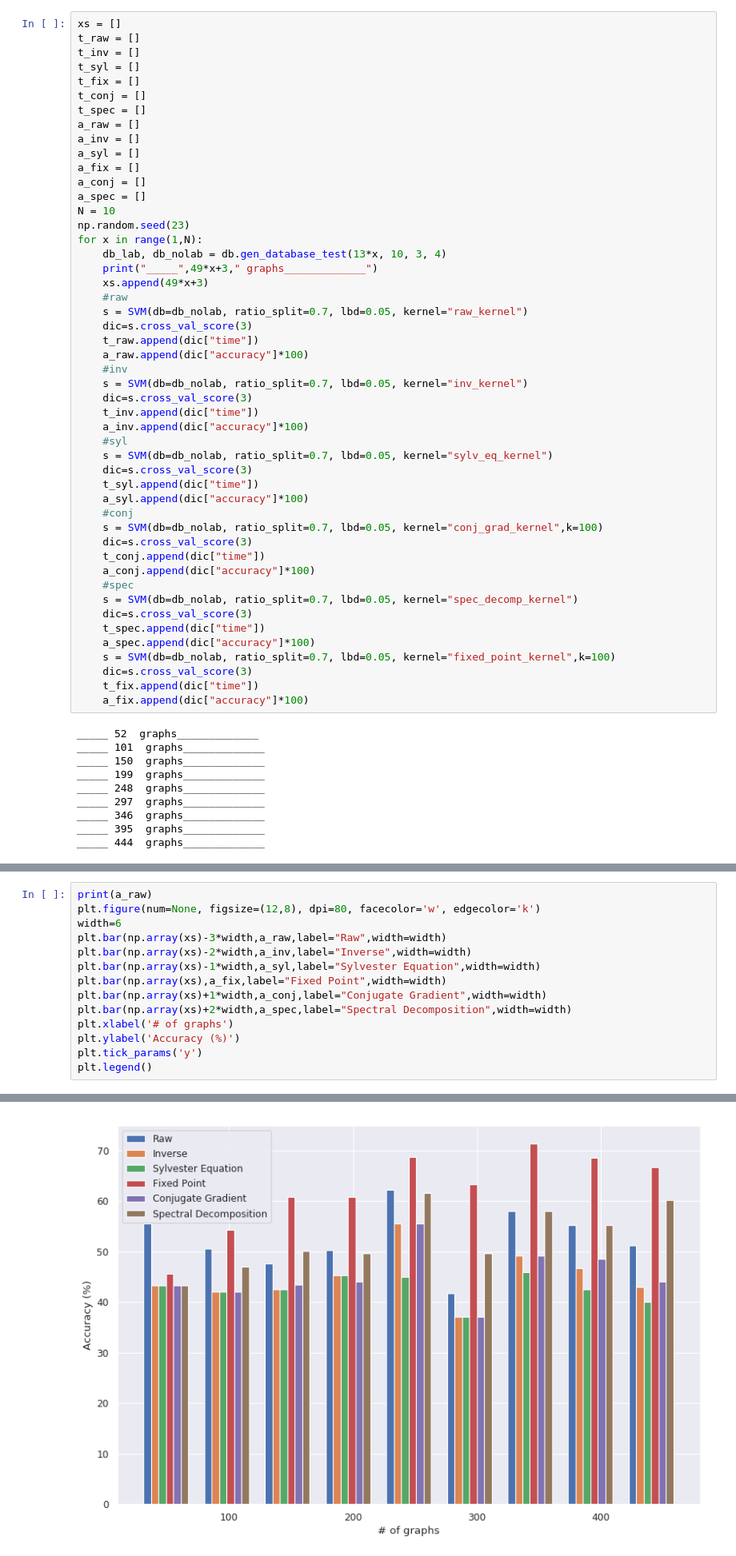
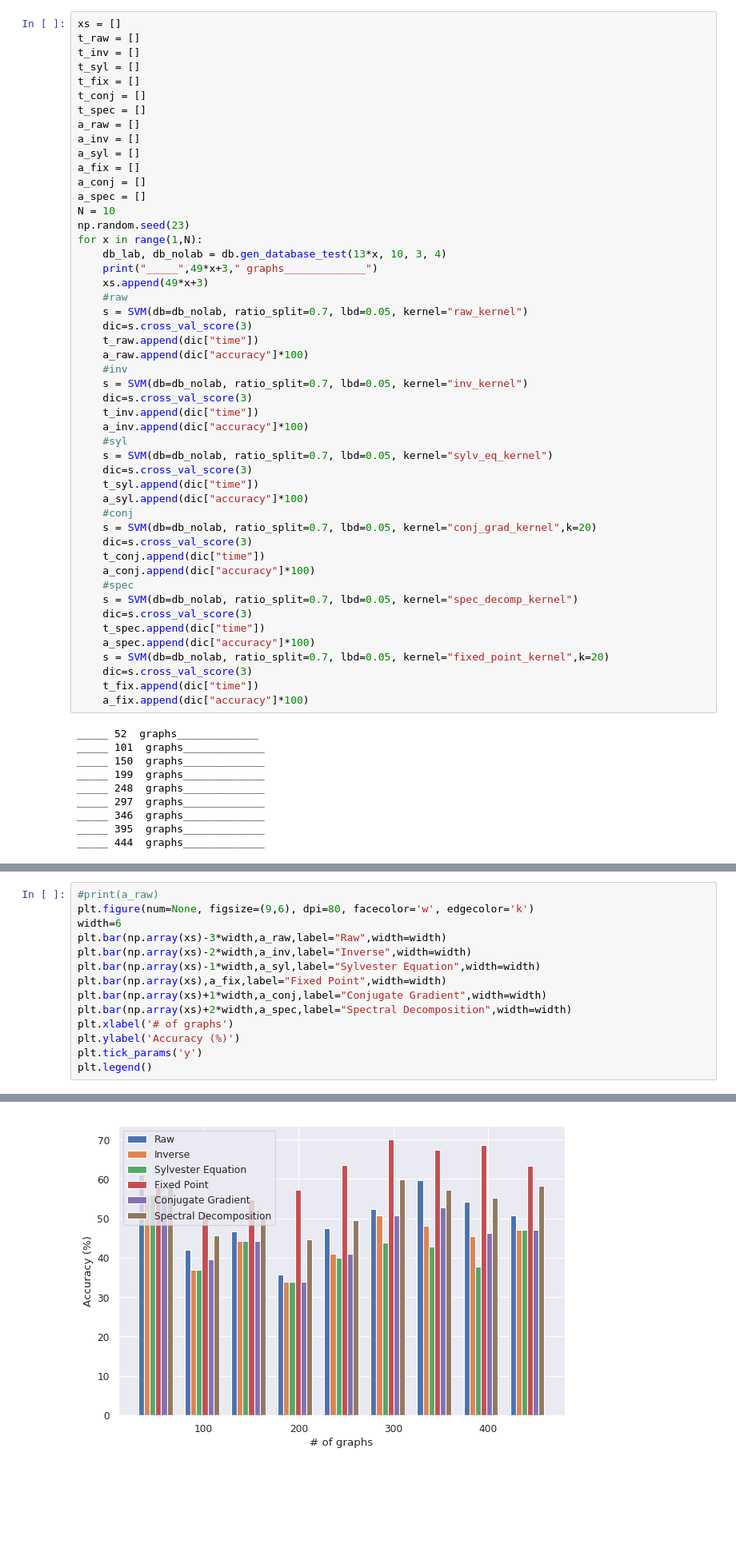
Before and after one commit to leoandeol/graph-kernels, a Jupyter notebook: tests.ipynb, the cells around one changed output, grey strips where cells are left out. Shown at 80% size. Cells and saved outputs as stored; diff of their text form; blank space fills up the shorter version.

```diff
--- a/tests.ipynb
+++ b/tests.ipynb
@@ -411,7 +411,7 @@ for x in range(1,N):
     t_syl.append(dic["time"])
     a_syl.append(dic["accuracy"]*100)
     #conj
-    s = SVM(db=db_nolab, ratio_split=0.7, lbd=0.05, kernel="conj_grad_kernel",k=100)
+    s = SVM(db=db_nolab, ratio_split=0.7, lbd=0.05, kernel="conj_grad_kernel",k=20)
     dic=s.cross_val_score(3)
     t_conj.append(dic["time"])
     a_conj.append(dic["accuracy"]*100)
@@ -420,7 +420,7 @@ for x in range(1,N):
     dic=s.cross_val_score(3)
     t_spec.append(dic["time"])
     a_spec.append(dic["accuracy"]*100)
-    s = SVM(db=db_nolab, ratio_split=0.7, lbd=0.05, kernel="fixed_point_kernel",k=100)
+    s = SVM(db=db_nolab, ratio_split=0.7, lbd=0.05, kernel="fixed_point_kernel",k=20)
     dic=s.cross_val_score(3)
     t_fix.append(dic["time"])
     a_fix.append(dic["accuracy"]*100)
@@ -451,6 +451,6 @@ plt.legend()
 # %%
-print(a_raw)
-plt.figure(num=None, figsize=(12,8), dpi=80, facecolor='w', edgecolor='k')
+#print(a_raw)
+plt.figure(num=None, figsize=(9,6), dpi=80, facecolor='w', edgecolor='k')
 width=6
 plt.bar(np.array(xs)-3*width,a_raw,label="Raw",width=width)
 plt.bar(np.array(xs)-2*width,a_inv,label="Inverse",width=width)
@@ -468,4 +467,4 @@ plt.legend()
-[figure, old version]
+[figure, new version]
 # %% [markdown]
 # same on nodes
 # %%
```
Also changed, not shown: parts of 20 cells of this notebook, 9 other files.
